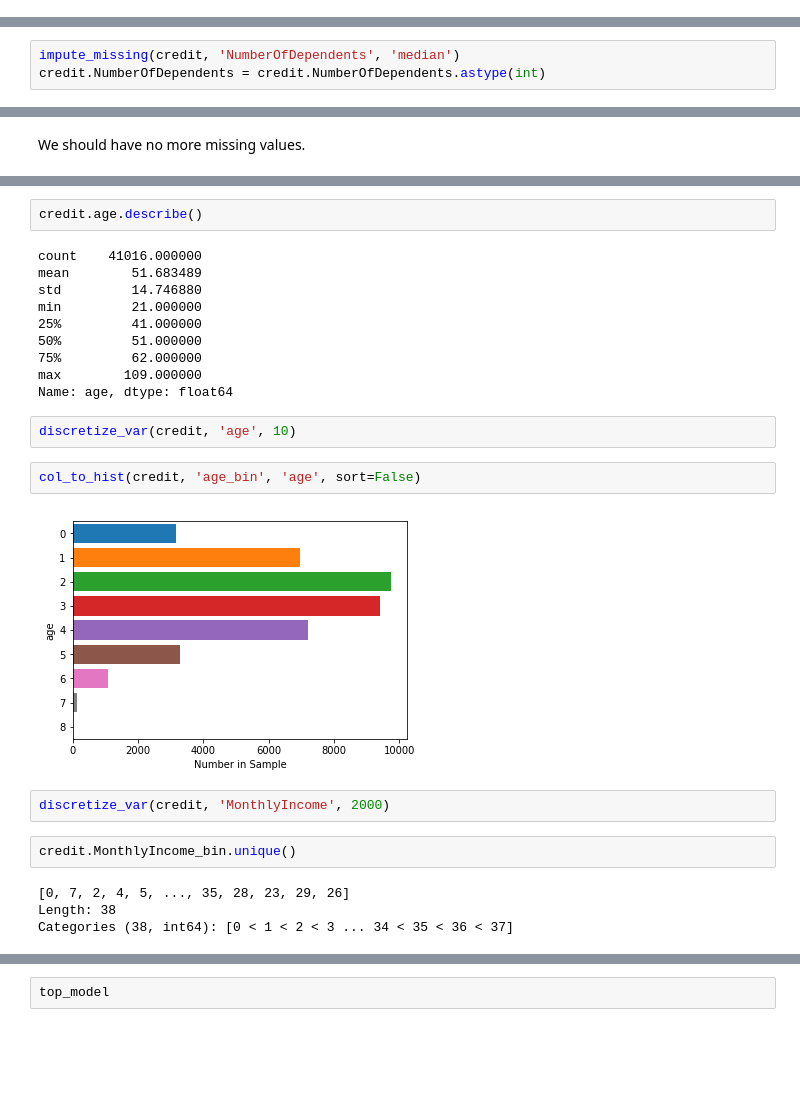
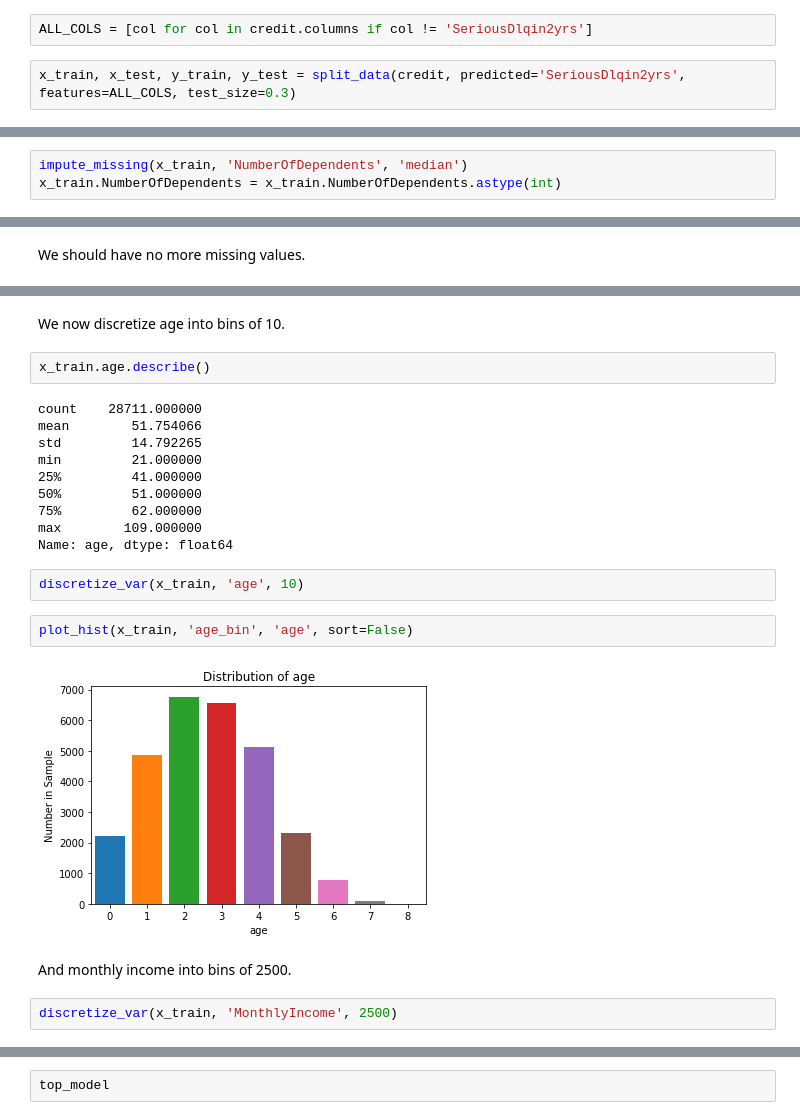
Before and after one commit to hyeness/machine-learning-2018, a Jupyter notebook: hw2/hw2-ml-pipeline.ipynb, the cells around one changed output, grey strips where cells are left out. Cells and saved outputs as stored; diff of their text form; blank space fills up the shorter version.

```diff
--- a/hw2/hw2-ml-pipeline.ipynb
+++ b/hw2/hw2-ml-pipeline.ipynb
@@ -21,3 +42,7 @@ ProfileReport(cdf)
+# %%
+ALL_COLS = [col for col in credit.columns if col != 'SeriousDlqin2yrs']
+# %%
+x_train, x_test, y_train, y_test = split_data(credit, predicted='SeriousDlqin2yrs', features=ALL_COLS, test_size=0.3)
 # %% [markdown]
 Just checking manually that the ProfileReport was correct.
 # %%
@@ -48,6 +59,6 @@ col_to_hist(credit, 'NumberOfDependents', 'Number Of Dependents', sort=True)
 # %% [markdown]
 Since number of dependents are integer values, we will fill the null values with the median. We will also change the data type from float to integer.
 # %%
-impute_missing(credit, 'NumberOfDependents', 'median')
-credit.NumberOfDependents = credit.NumberOfDependents.astype(int)
+impute_missing(x_train, 'NumberOfDependents', 'median')
+x_train.NumberOfDependents = x_train.NumberOfDependents.astype(int)
 # %%
@@ -79,9 +106,11 @@ check_missing(credit)
+# %% [markdown]
+We now discretize age into bins of 10.
 # %%
-credit.age.describe()
+x_train.age.describe()
 # %% [output]
-count    41016.000000
-mean        51.683489
-std         14.746880
+count    28711.000000
+mean        51.754066
+std         14.792265
 min         21.000000
 25%         41.000000
 50%         51.000000
@@ -89,17 +118,13 @@ min         21.000000
 max        109.000000
 Name: age, dtype: float64
 # %%
-discretize_var(credit, 'age', 10)
+discretize_var(x_train, 'age', 10)
 # %%
-col_to_hist(credit, 'age_bin', 'age', sort=False)
+plot_hist(x_train, 'age_bin', 'age', sort=False)
 # %% [output]
-[figure, old version]
+[figure, new version]
+# %% [markdown]
+And monthly income into bins of 2500.
 # %%
-discretize_var(credit, 'MonthlyIncome', 2000)
+discretize_var(x_train, 'MonthlyIncome', 2500)
-# %%
-credit.MonthlyIncome_bin.unique()
-# %% [output]
-[0, 7, 2, 4, 5, ..., 35, 28, 23, 29, 26]
-Length: 38
-Categories (38, int64): [0 < 1 < 2 < 3 ... 34 < 35 < 36 < 37]
 # %%
```
Also changed, not shown: parts of 65 cells of this notebook, 1 other file.
